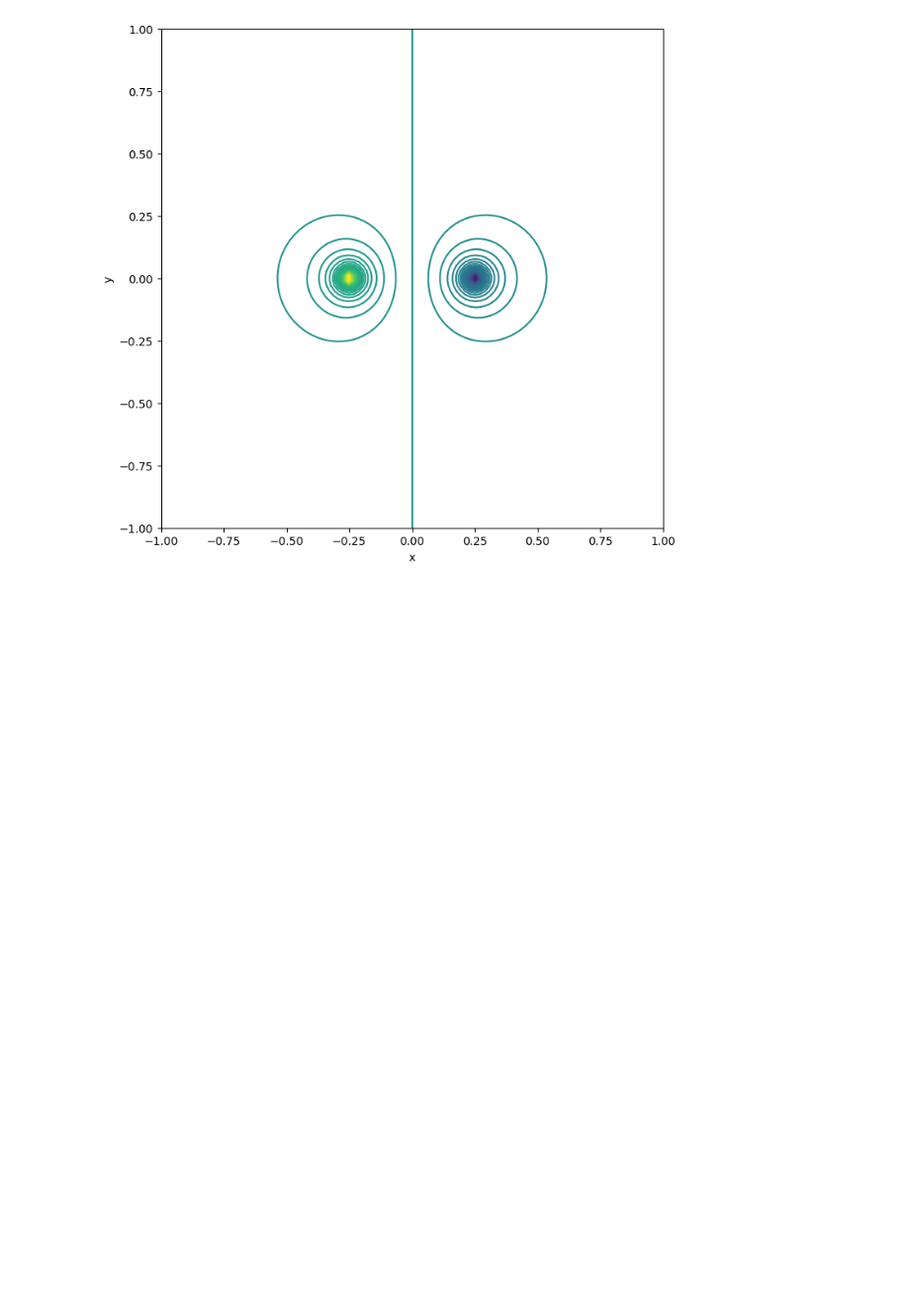
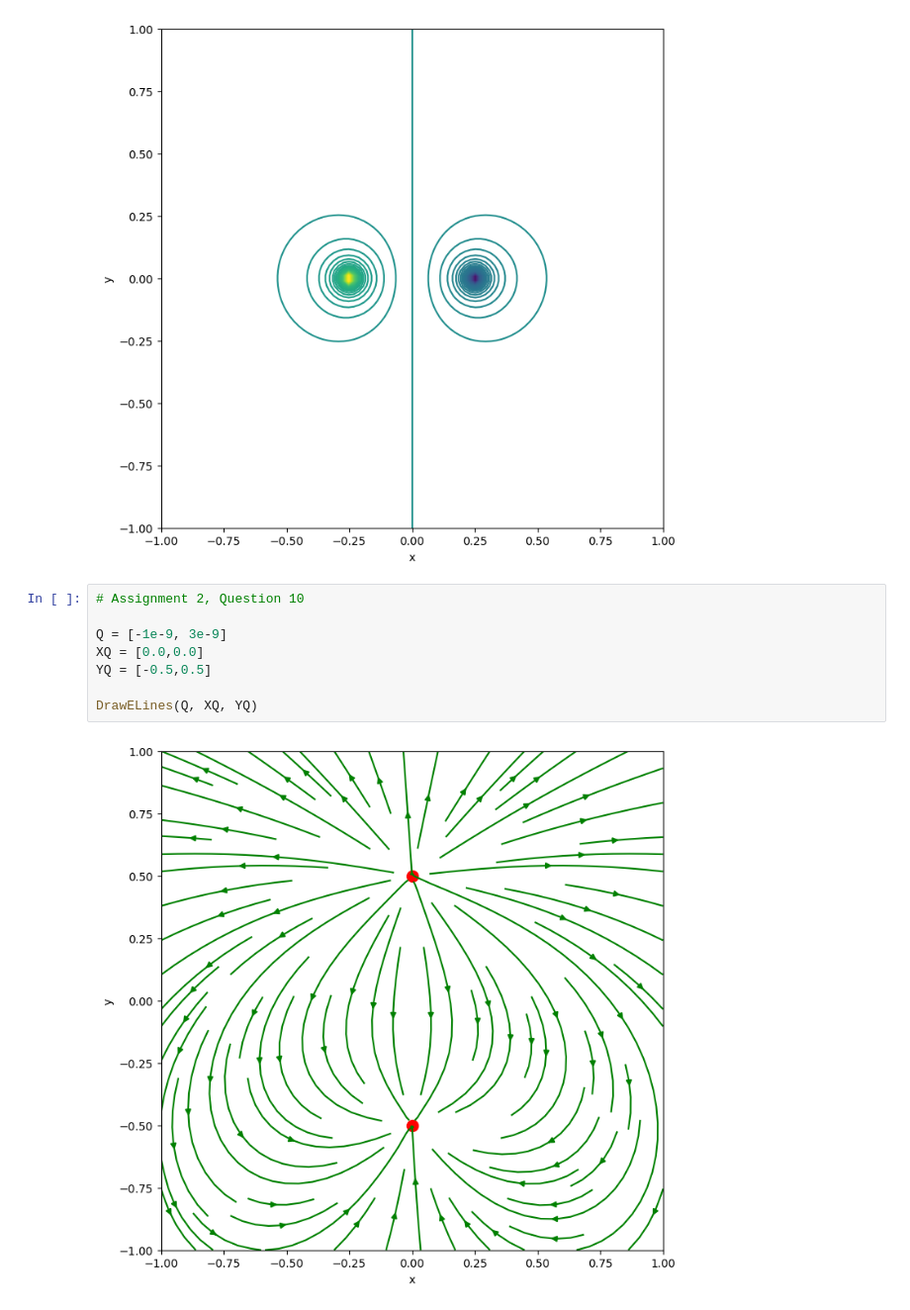
Before and after one commit to brash99/phys202, a Jupyter notebook: JupyterNotebooks/ElectricFieldLines.ipynb, the cells around one changed output. Shown at 99% size. Saved outputs shown, nothing was run; the diff lists cells and outputs as text; blank space fills up the shorter version.

```diff
--- a/JupyterNotebooks/ElectricFieldLines.ipynb
+++ b/JupyterNotebooks/ElectricFieldLines.ipynb
@@ -275,3 +275,13 @@ YQ = [0.0,0.0]
 DrawEquipotential(Q, XQ, YQ)
 # %% [output]
 [figure]
+# %%
+# Assignment 2, Question 10
+
+Q = [-1e-9, 3e-9]
+XQ = [0.0,0.0]
+YQ = [-0.5,0.5]
+
+DrawELines(Q, XQ, YQ)
+# %% [output]
+[figure, added]
```
